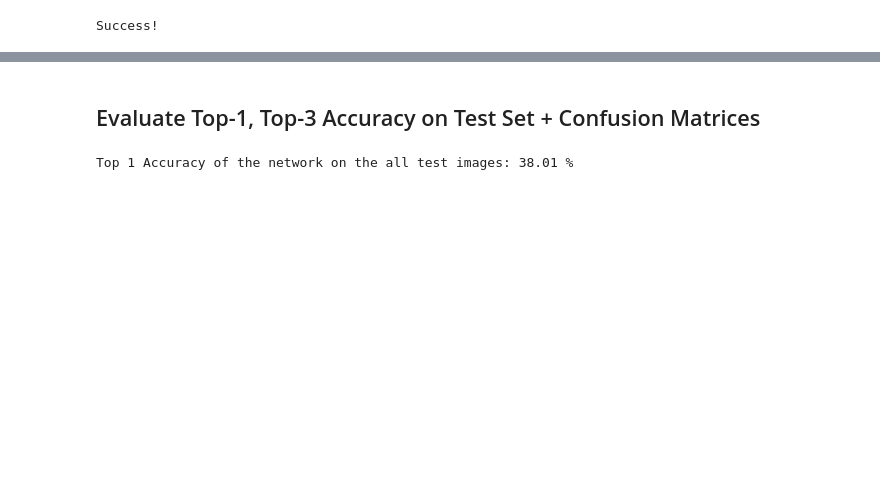
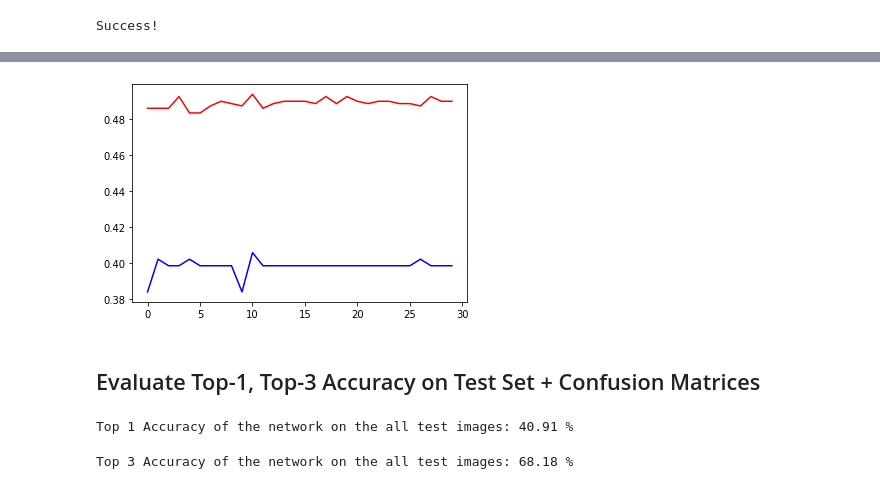
Before and after one commit to vrishk/cs230, a Jupyter notebook: baseline/triplenet_baseline_pytorch.ipynb, the cells around one changed output, grey strips where cells are left out. Saved outputs shown, nothing was run; the diff lists cells and outputs as text; code cells hidden in the pictures; blank space fills up the shorter version.

```diff
--- a/baseline/triplenet_baseline_pytorch.ipynb
+++ b/baseline/triplenet_baseline_pytorch.ipynb
@@ -248,3 +346,7 @@ Success!
+# %%
+plot(ACC, ACC_V)
+# %% [output]
+[figure, added]
 # %% [markdown]
 ## Evaluate Top-1, Top-3 Accuracy on Test Set + Confusion Matrices
 # %%
@@ -259,9 +361,9 @@ def compute_top_1_accuracy(model):
         for x, y in tqdm(batches):
             x, y = gpu(x.squeeze(dim=0)), gpu(y)
             scores = model(x)
-            # aggregated_scores = torch.max(scores, 0, keepdim=True)[0]
-            # _, preds = torch.max(aggregated_scores, 1)
-            _, preds = torch.max(scores, 1)
+            aggregated_scores = torch.max(scores, 0, keepdim=True)[0]
+            _, preds = torch.max(aggregated_scores, 1)
+            # _, preds = torch.max(scores, 1)
             total += preds.size(0)
             correct += (preds == y).sum().item()
 
@@ -270,7 +372,7 @@ def compute_top_1_accuracy(model):
 
 compute_top_1_accuracy(model)
 # %% [output]
-Top 1 Accuracy of the network on the all test images: 38.01 %
+Top 1 Accuracy of the network on the all test images: 40.91 %
 # %%
 def compute_top_3_accuracy(model):
     correct = 0
@@ -280,9 +382,9 @@ def compute_top_3_accuracy(model):
         for x, y in tqdm(test_dataloader):
             x, y = gpu(x.squeeze(dim=0)), gpu(y)
             scores = model(x)
-            # aggregated_scores = torch.max(scores, 0, keepdim=True)[0]
-            # _, preds = torch.topk(aggregated_scores, 3, dim=1)
-            _, preds = torch.topk(scores, 3, dim=1)
+            aggregated_scores = torch.max(scores, 0, keepdim=True)[0]
+            _, preds = torch.topk(aggregated_scores, 3, dim=1)
+            # _, preds = torch.topk(scores, 3, dim=1)
             total += y.size(0)
             for i in range(preds.shape[0]):
                 top_5_predictions = preds[i]
@@ -293,6 +395,8 @@ def compute_top_3_accuracy(model):
         100 * correct / total))
 
 compute_top_3_accuracy(model)
+# %% [output]
+Top 3 Accuracy of the network on the all test images: 68.18 %
 # %%
 # Store y_pred and y_test on the test set for evaluation.
 
```
Also changed, not shown: parts of 17 cells of this notebook, 1 other file.
